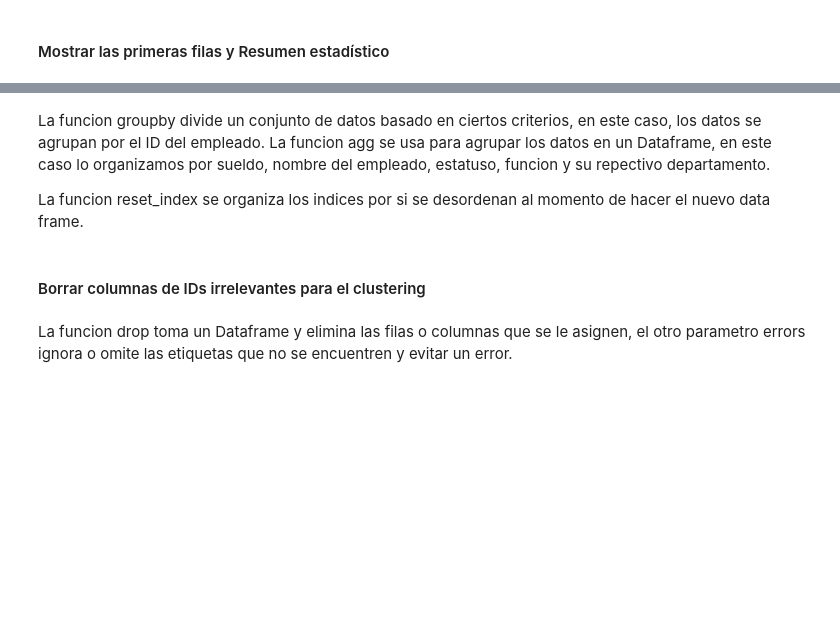
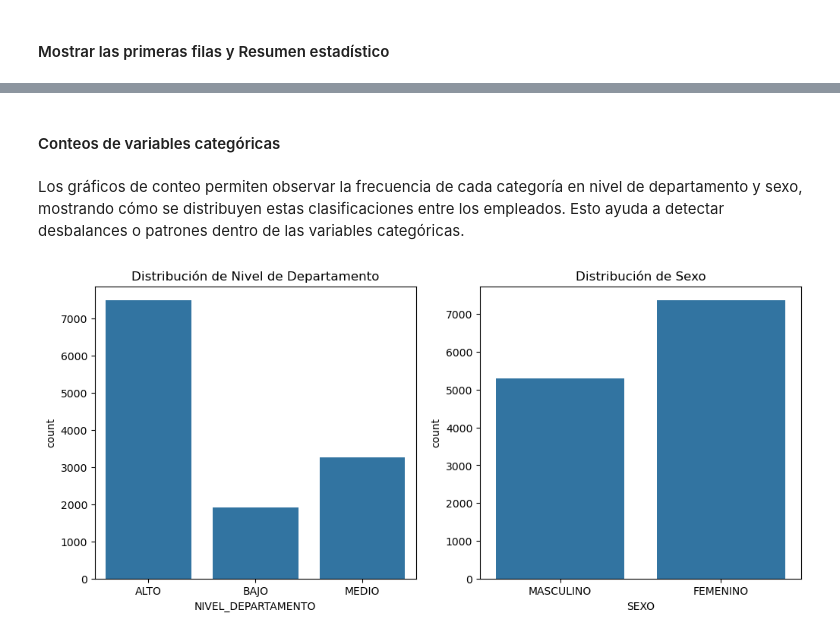
Before and after one commit to scarletabreu/bi-contraloria-dw-mineria, a Jupyter notebook: Modelo de Minería de Datos Descriptivo.ipynb, the cells around one changed output, grey strips where cells are left out. Drawn from its saved outputs; the diff is of its cells as text; code cells hidden in the pictures; blank space fills up the shorter version.

```diff
--- a/Modelo de Minería de Datos Descriptivo.ipynb
+++ b/Modelo de Minería de Datos Descriptivo.ipynb
@@ -66,4 +69,0 @@ plt.show()
-# %% [markdown]
-La funcion groupby divide un conjunto de datos basado en ciertos criterios, en este caso, los datos se agrupan por el ID del empleado. La funcion agg se usa para agrupar los datos en un Dataframe, en este caso lo organizamos por sueldo, nombre del empleado, estatuso, funcion y su repectivo departamento.
-
-La funcion reset_index se organiza los indices por si se desordenan al momento de hacer el nuevo data frame.
@@ -79,4 +70,13 @@ df_agg = df.groupby('EMPLEADO_ID').agg({
-# %% [markdown]
-#### Borrar columnas de IDs irrelevantes para el clustering
-# %% [markdown]
-La funcion drop toma un Dataframe y elimina las filas o columnas que se le asignen, el otro parametro errors ignora o omite las etiquetas que no se encuentren y evitar un error.
+# %% [markdown]
+#### Conteos de variables categóricas
+# %% [markdown]
+Los gráficos de conteo permiten observar la frecuencia de cada categoría en nivel de departamento y sexo, mostrando cómo se distribuyen estas clasificaciones entre los empleados. Esto ayuda a detectar desbalances o patrones dentro de las variables categóricas.
+# %%
+fig, axs = plt.subplots(1, 2, figsize=(12, 5))
+sns.countplot(x='NIVEL_DEPARTAMENTO', data=df, ax=axs[0])
+axs[0].set_title('Distribución de Nivel de Departamento')
+sns.countplot(x='SEXO', data=df, ax=axs[1])
+axs[1].set_title('Distribución de Sexo')
+plt.show()
+# %% [output]
+[figure, added]
```
Also changed, not shown: parts of 51 cells of this notebook.
